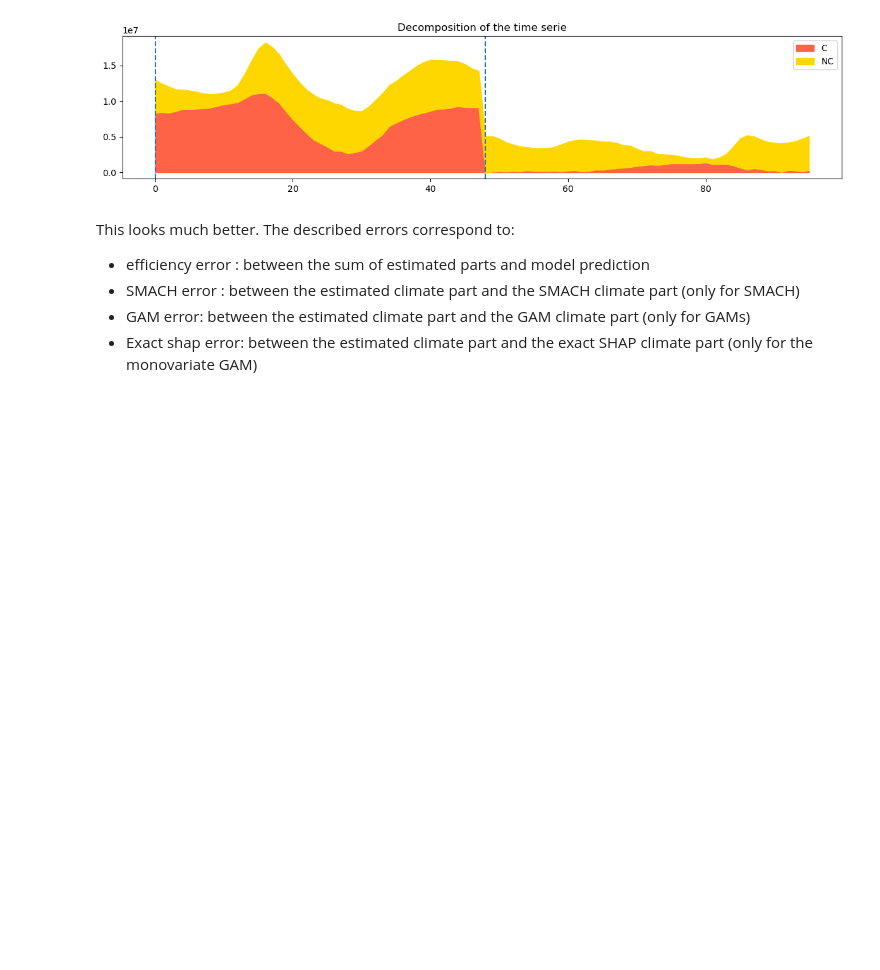
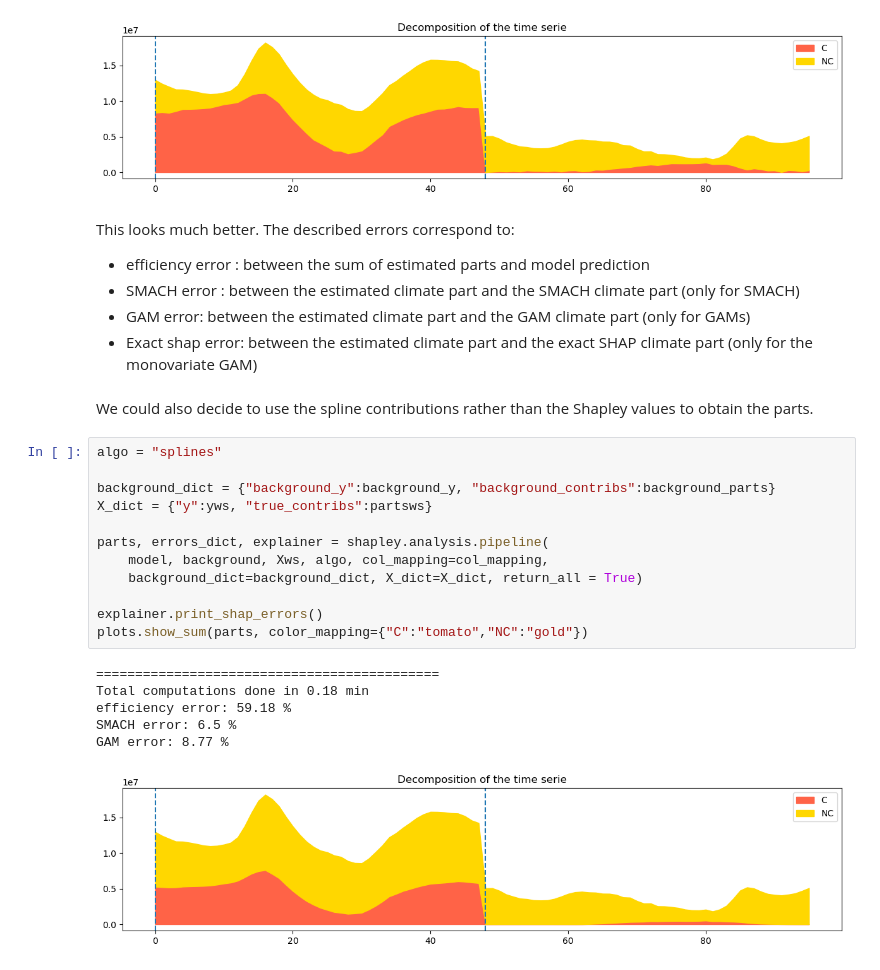
Before and after one commit to 3gaspo/xpc, a Jupyter notebook: examples/example_smach.ipynb, the cells around one changed output. Cells and saved outputs as stored; diff of their text form; blank space fills up the shorter version.

```diff
--- a/examples/example_smach.ipynb
+++ b/examples/example_smach.ipynb
@@ -248,3 +247,24 @@ This looks much better. The described errors correspond to:
 - SMACH error : between the estimated climate part and the SMACH climate part (only for SMACH)
 - GAM error: between the estimated climate part and the GAM climate part (only for GAMs)
 - Exact shap error: between the estimated climate part and the exact SHAP climate part (only for the monovariate GAM)
+# %% [markdown]
+We could also decide to use the spline contributions rather than the Shapley values to obtain the parts.
+# %%
+algo = "splines"
+
+background_dict = {"background_y":background_y, "background_contribs":background_parts}
+X_dict = {"y":yws, "true_contribs":partsws}
+
+parts, errors_dict, explainer = shapley.analysis.pipeline(
+    model, background, Xws, algo, col_mapping=col_mapping,
+    background_dict=background_dict, X_dict=X_dict, return_all = True)
+
+explainer.print_shap_errors()
+plots.show_sum(parts, color_mapping={"C":"tomato","NC":"gold"})
+# %% [output]
+============================================
+Total computations done in 0.18 min
+efficiency error: 59.18 %
+SMACH error: 6.5 %
+GAM error: 8.77 %
+[figure, added]
```
Also changed, not shown: parts of 1 cell of this notebook, 2 other files.
